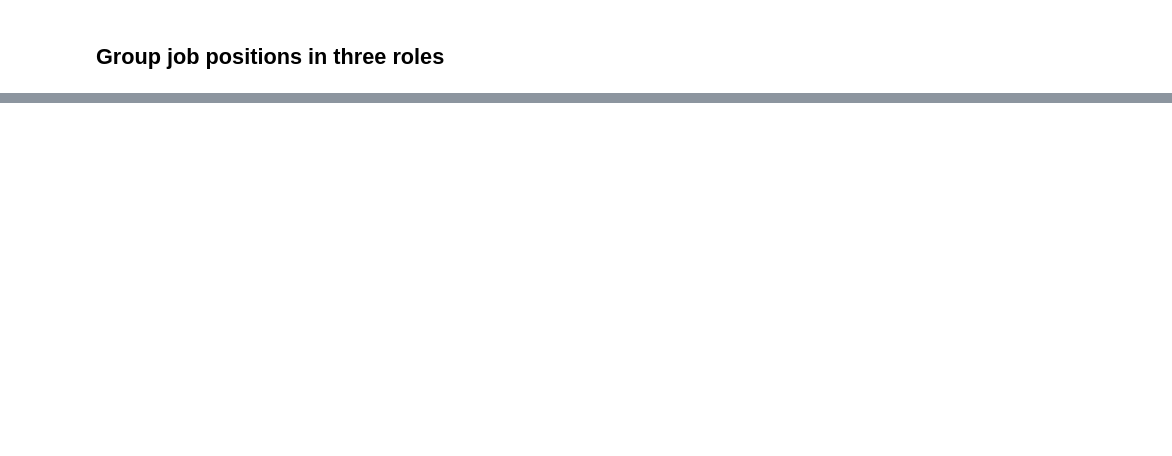
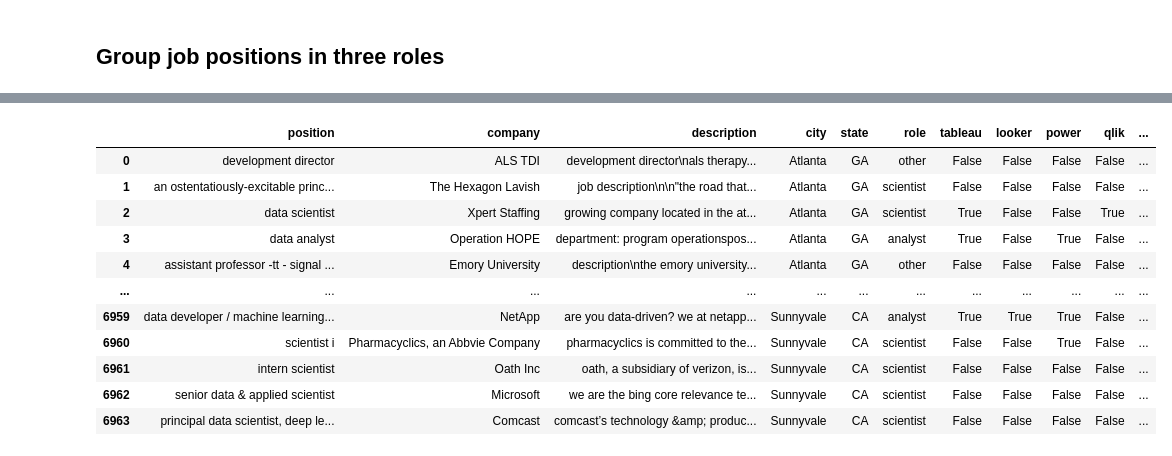
Before and after one commit to rogerserret/IronRoger, a Jupyter notebook: week2_classexs/group_case/Data_analyst_jobs_case.ipynb, the cells around one changed output, grey strips where cells are left out. Cells and saved outputs as stored; diff of their text form; code cells hidden in the pictures; blank space fills up the shorter version.

```diff
--- a/week2_classexs/group_case/Data_analyst_jobs_case.ipynb
+++ b/week2_classexs/group_case/Data_analyst_jobs_case.ipynb
@@ -89,3 +146,18 @@ df
 ## Group job positions in three roles
 # %%
 # The aim is to homogenize the job titles and be able to understand each of the 3 roles (data scientist, analyst and engineer)
+
+df['position'] = df['position'].str.lower()
+# %%
+def roles(position):
+    if 'scient' in position:
+        return 'scientist'
+    elif 'analy' in position:
+        return 'analyst'
+    elif 'engine' in position:
+        return 'engineer'
+    else:
+        return 'other'
+# %%
+df['role'] = df['position'].apply(roles)
+df
@@ -91,0 +193,4 @@ df
+# %%
+# we have created a list of tools that we want to look up in the description field
+
+df['description'] = df['description'].str.lower() #lower case to avoid missing values
@@ -91,0 +296,78 @@ df
+# %%
+# We are now going to do the same as before but for our list of skills:
+
+def sql(description):
+    if 'sql' in description:
+        return True
+    else:
+         return False
+df['sql']=df['description'].apply(sql)
+def python(description):
+    if 'python' in description:
+        return True
+    else:
+         return False
+df['python']=df['description'].apply(python)
+def r(description):
+    if ' r ' in description:
+        return True
+    else:
+         return False
+df['r']=df['description'].apply(r)
+def java(description):
+    if 'java' in description:
+        return True
+    else:
+         return False
+df['java']=df['description'].apply(java)
+def predictive(description):
+    if 'predictive' in description:
+        return True
+    else:
+         return False
+df['predictive']=df['description'].apply(predictive)
+def statistical(description):
+    if 'statistical' in description:
+        return True
+    else:
+         return False
+df['statistical']=df['description'].apply(statistical)
+def machine(description):
+    if 'machine' in description:
+        return True
+    else:
+         return False
+df['machine']=df['description'].apply(machine)
+def deep(description):
+    if 'deep' in description:
+        return True
+    else:
+         return False
+df['deep']=df['description'].apply(deep)
+def nlp(description):
+    if 'nlp' in description:
+        return True
+    else:
+         return False
+df['nlp']=df['description'].apply(nlp)
+def scala(description):
+    if 'scala' in description:
+        return True
+    else:
+         return False
+df['scala']=df['description'].apply(scala)
+
+df
+# %% [output]
+|  | position | company | description | city | state | role | tableau | looker | power | qlik | ... |
+| 0 | development director | ALS TDI | development director\nals therapy... | Atlanta | GA | other | False | False | False | False | ... |
+| 1 | an ostentatiously-excitable princ... | The Hexagon Lavish | job description\n\n"the road that... | Atlanta | GA | scientist | False | False | False | False | ... |
+| 2 | data scientist | Xpert Staffing | growing company located in the at... | Atlanta | GA | scientist | True | False | False | True | ... |
+| 3 | data analyst | Operation HOPE | department: program operationspos... | Atlanta | GA | analyst | True | False | True | False | ... |
+| 4 | assistant professor -tt - signal ... | Emory University | description\nthe emory university... | Atlanta | GA | other | False | False | False | False | ... |
+| ... | ... | ... | ... | ... | ... | ... | ... | ... | ... | ... | ... |
+| 6959 | data developer / machine learning... | NetApp | are you data-driven? we at netapp... | Sunnyvale | CA | analyst | True | True | True | False | ... |
+| 6960 | scientist i | Pharmacyclics, an Abbvie Company | pharmacyclics is committed to the... | Sunnyvale | CA | scientist | False | False | True | False | ... |
+| 6961 | intern scientist | Oath Inc | oath, a subsidiary of verizon, is... | Sunnyvale | CA | scientist | False | False | False | False | ... |
+| 6962 | senior data & applied scientist | Microsoft | we are the bing core relevance te... | Sunnyvale | CA | scientist | False | False | False | False | ... |
+| 6963 | principal data scientist, deep le... | Comcast | comcast’s technology &amp; produc... | Sunnyvale | CA | scientist | False | False | False | False | ... |
```
Also changed, not shown: parts of 20 cells of this notebook, 3 other files.
